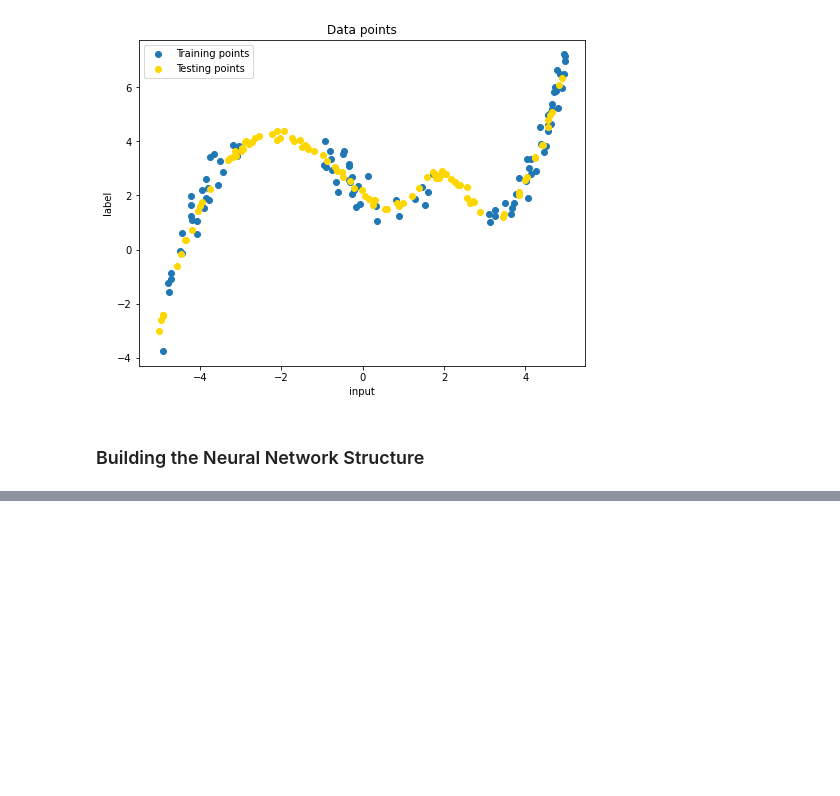
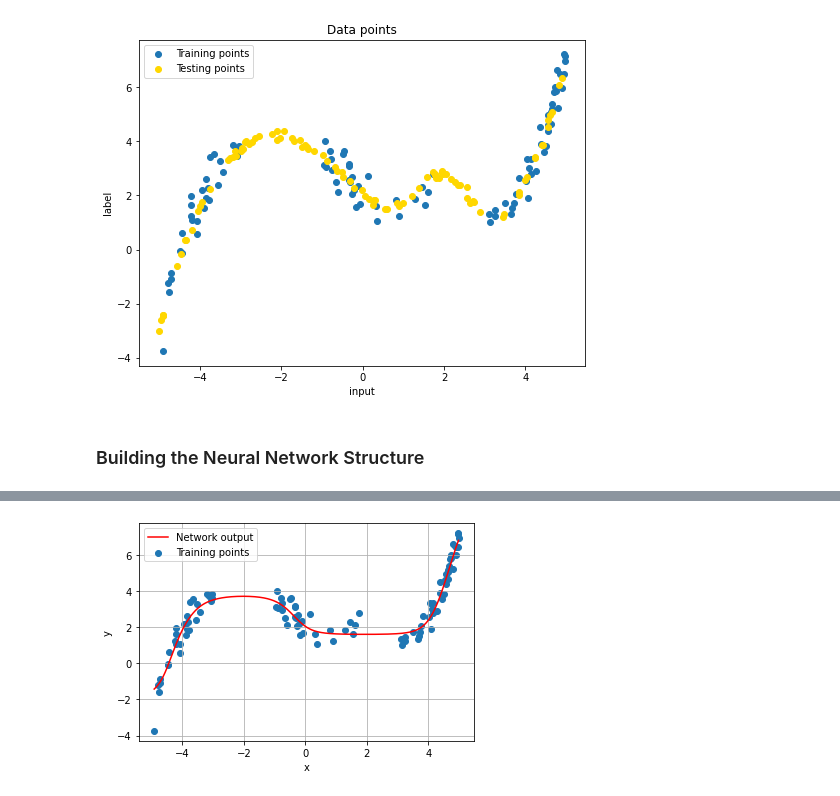
Before and after one commit to SaverioMonaco/NN-DeepLearning-Projects, a Jupyter notebook: 1. Supervised Deep Learning/Monaco-HW1.ipynb, the cells around one changed output, grey strips where cells are left out. Cells and saved outputs as stored; diff of their text form; code cells hidden in the pictures; blank space fills up the shorter version.

```diff
--- a/1. Supervised Deep Learning/Monaco-HW1.ipynb
+++ b/1. Supervised Deep Learning/Monaco-HW1.ipynb
@@ -140,0 +365,4 @@ Net(
+# %%
+net.show_regression(train_dataloader)
+# %% [output]
+[figure, added]
```
Also changed, not shown: parts of 25 cells of this notebook, 8 other files.
